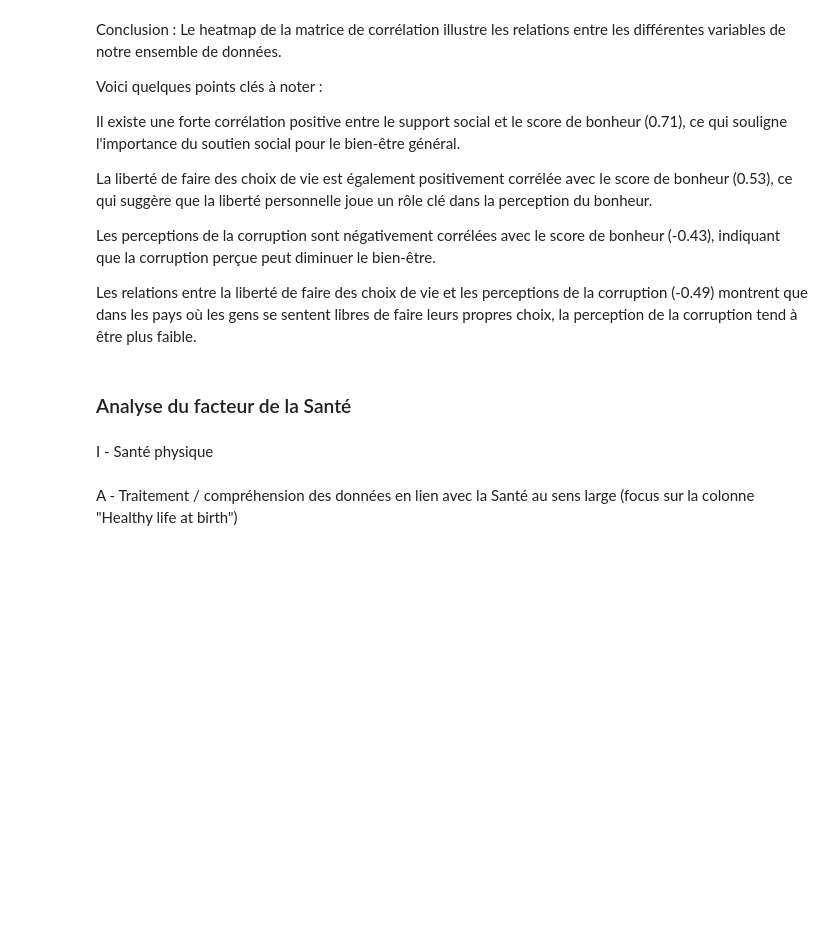
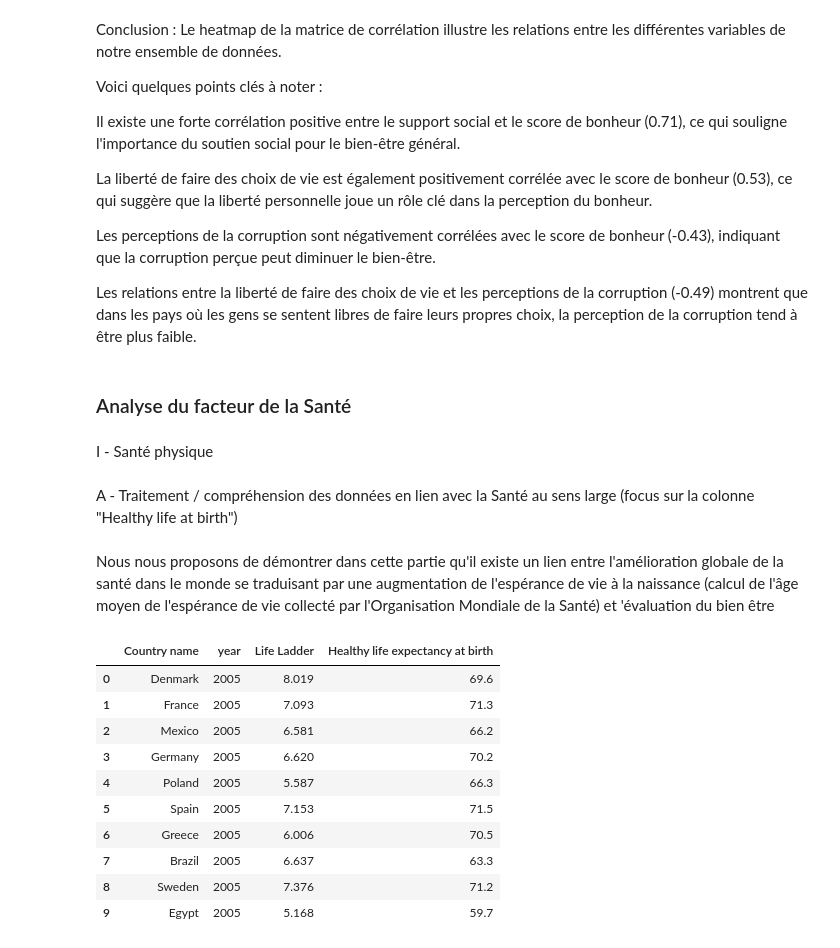
Before and after one commit to khelifaYacine/Analyse-du-rapport-du-bien--tre-sur-terre, a Jupyter notebook: EDA_LM-1.ipynb, the cells around one changed output. Drawn from its saved outputs; the diff is of its cells as text; code cells hidden in the pictures; blank space fills up the shorter version.

```diff
--- a/EDA_LM-1.ipynb
+++ b/EDA_LM-1.ipynb
@@ -715,3 +715,21 @@ Les relations entre la liberté de faire des choix de vie et les perceptions de
 I - Santé physique
 # %% [markdown]
 A - Traitement / compréhension des données en lien avec la Santé au sens large (focus sur la colonne "Healthy life at birth")
+# %% [markdown]
+Nous nous proposons de démontrer dans cette partie qu'il existe un lien entre l'amélioration globale de la santé dans le monde se traduisant par une augmentation de l'espérance de vie à la naissance (calcul de l'âge moyen de l'espérance de vie collecté par l'Organisation Mondiale de la Santé) et 'évaluation du bien être
+# %%
+df_health=df[['Country name', 'year', 'Life Ladder','Healthy life expectancy at birth']]
+# %%
+df_health.head(10)
+# %% [output]
+|  | Country name | year | Life Ladder | Healthy life expectancy at birth |
+| 0 | Denmark | 2005 | 8.019 | 69.6 |
+| 1 | France | 2005 | 7.093 | 71.3 |
+| 2 | Mexico | 2005 | 6.581 | 66.2 |
+| 3 | Germany | 2005 | 6.620 | 70.2 |
+| 4 | Poland | 2005 | 5.587 | 66.3 |
+| 5 | Spain | 2005 | 7.153 | 71.5 |
+| 6 | Greece | 2005 | 6.006 | 70.5 |
+| 7 | Brazil | 2005 | 6.637 | 63.3 |
+| 8 | Sweden | 2005 | 7.376 | 71.2 |
+| 9 | Egypt | 2005 | 5.168 | 59.7 |
```
Also changed, not shown: parts of 2 cells of this notebook.
